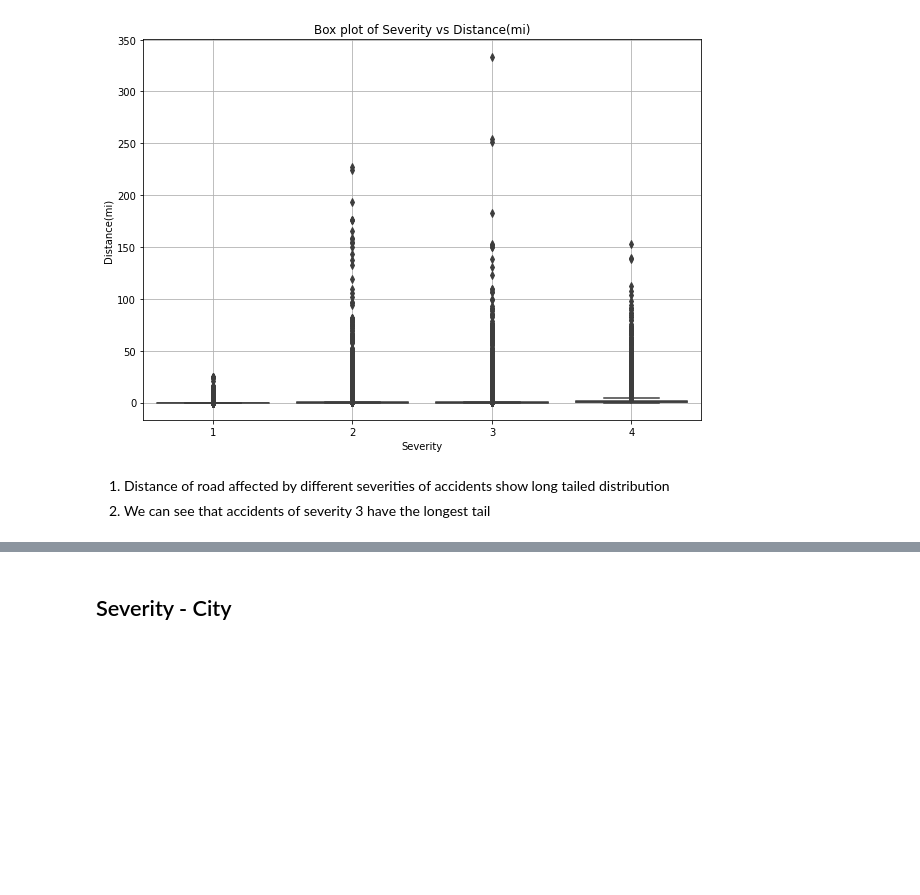
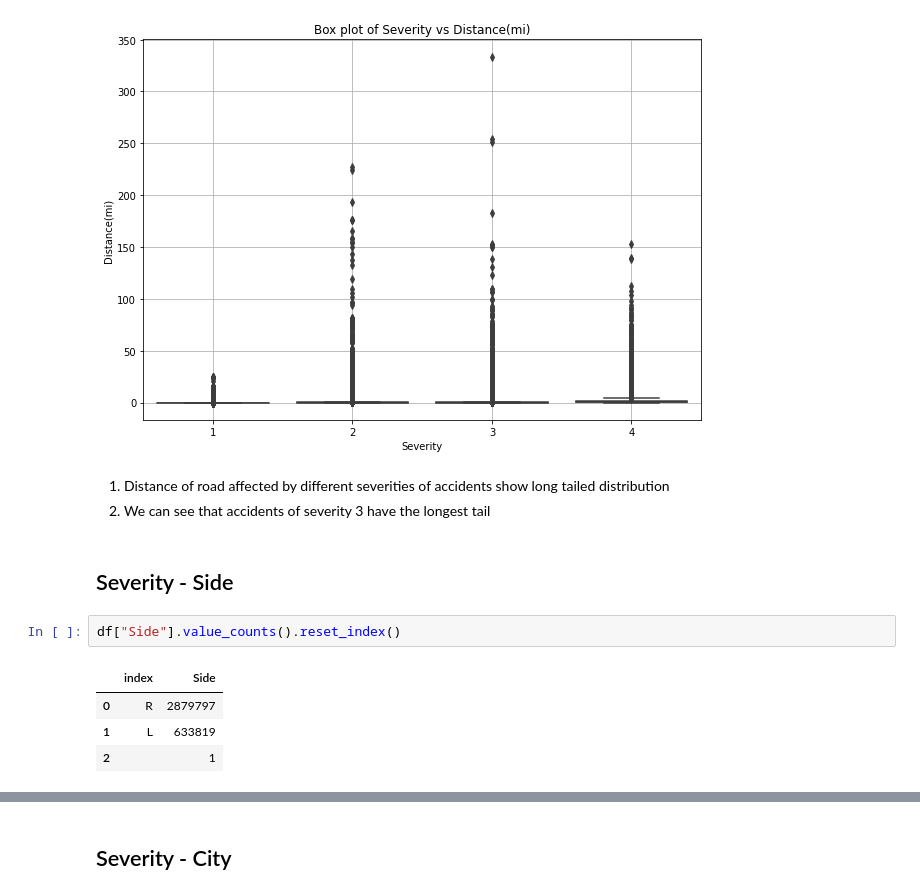
Before and after one commit to sagarsrc/accident-detection, a Jupyter notebook: notebooks/003_EDA_part3.ipynb, the cells around one changed output, grey strips where cells are left out. Saved outputs shown, nothing was run; the diff lists cells and outputs as text; blank space fills up the shorter version.

```diff
--- a/notebooks/003_EDA_part3.ipynb
+++ b/notebooks/003_EDA_part3.ipynb
@@ -37,3 +37,12 @@ plt.show()
 # %% [markdown]
 1. Distance of road affected by different severities of accidents show long tailed distribution
 1. We can see that accidents of severity 3 have the longest tail
+# %% [markdown]
+## Severity - Side
+# %%
+df["Side"].value_counts().reset_index()
+# %% [output]
+|  | index | Side |
+| 0 | R | 2879797 |
+| 1 | L | 633819 |
+| 2 |  | 1 |
```
Also changed, not shown: parts of 3 cells of this notebook, 5 other files.
